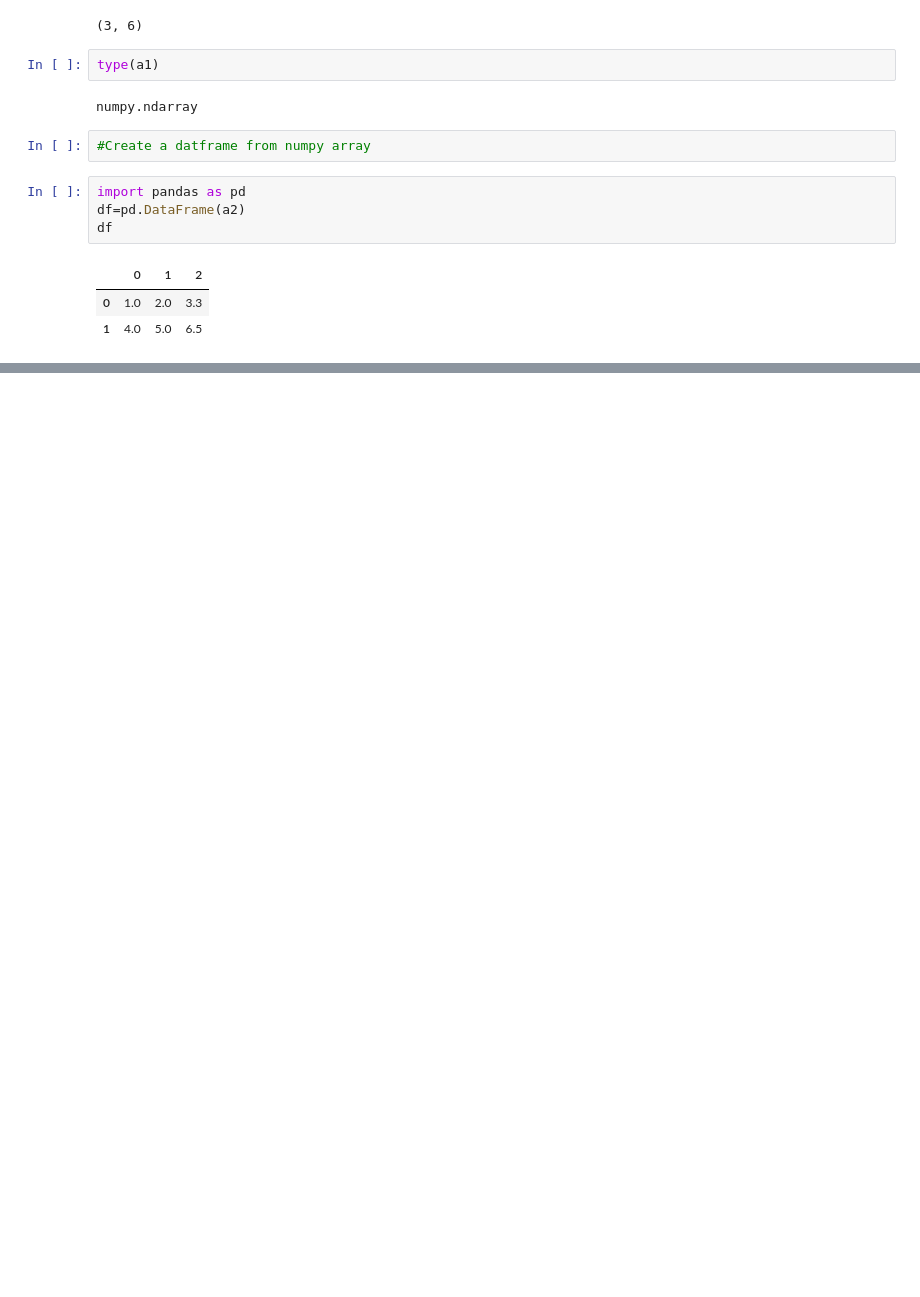
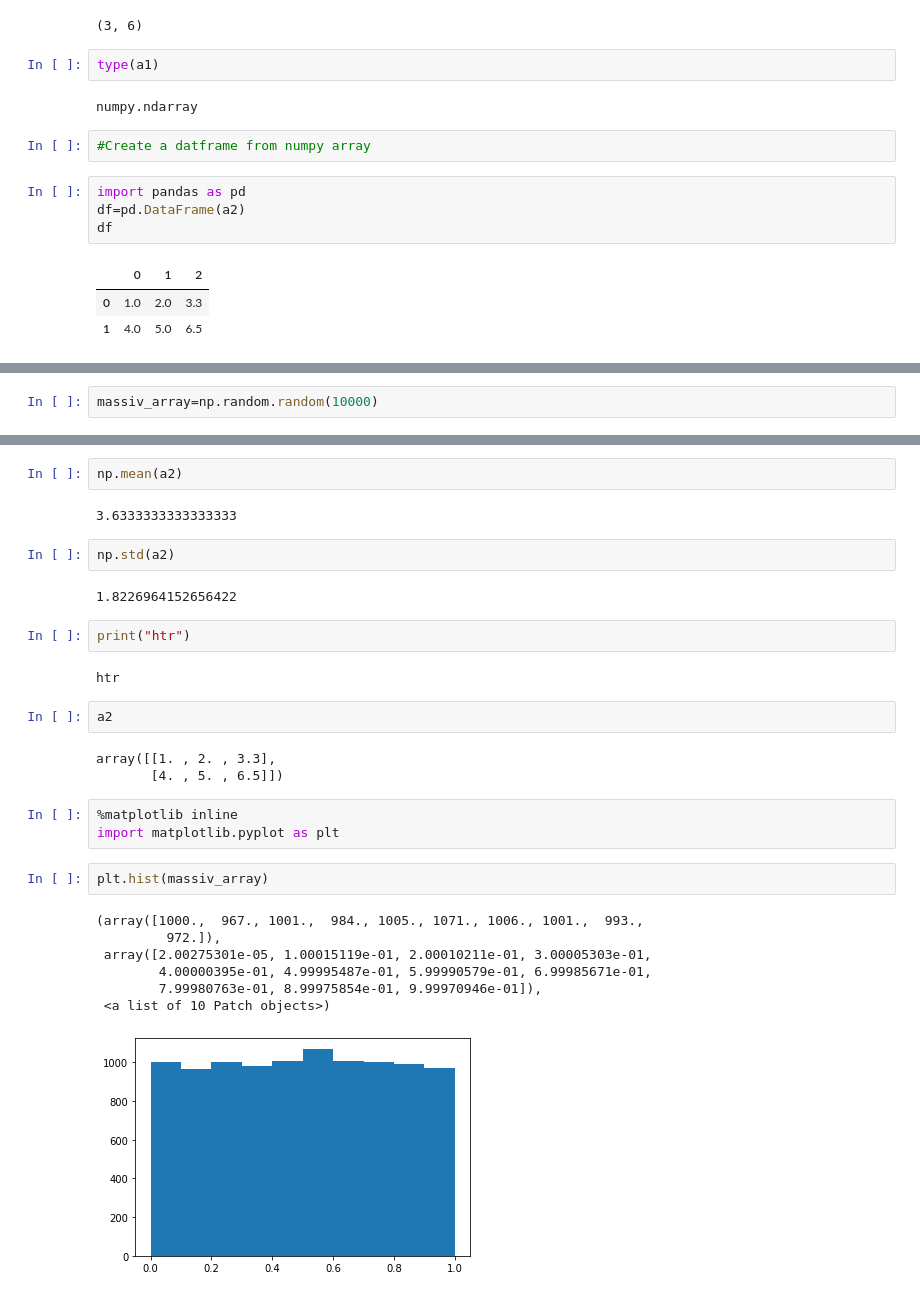
Before and after one commit to abhinav-TB/tools-for-data-science, a Jupyter notebook: Intro to numpy.ipynb, the cells around one changed output, grey strips where cells are left out. Drawn from its saved outputs; the diff is of its cells as text; blank space fills up the shorter version.

```diff
--- a/Intro to numpy.ipynb
+++ b/Intro to numpy.ipynb
@@ -62,0 +242,2 @@ NameError: name 'df' is not defined
+# %%
+massiv_array=np.random.random(10000)
@@ -62,0 +262,30 @@ NameError: name 'df' is not defined
+# %%
+np.mean(a2)
+# %% [output]
+3.6333333333333333
+# %%
+np.std(a2)
+# %% [output]
+1.8226964152656422
+# %%
+print("htr")
+# %% [output]
+htr
+# %%
+a2
+# %% [output]
+array([[1. , 2. , 3.3],
+       [4. , 5. , 6.5]])
+# %%
+%matplotlib inline
+import matplotlib.pyplot as plt
+# %%
+plt.hist(massiv_array)
+# %% [output]
+(array([1000.,  967., 1001.,  984., 1005., 1071., 1006., 1001.,  993.,
+         972.]),
+ array([2.00275301e-05, 1.00015119e-01, 2.00010211e-01, 3.00005303e-01,
+        4.00000395e-01, 4.99995487e-01, 5.99990579e-01, 6.99985671e-01,
+        7.99980763e-01, 8.99975854e-01, 9.99970946e-01]),
+ <a list of 10 Patch objects>)
+[figure, added]
```
Also changed, not shown: parts of 45 cells of this notebook.
